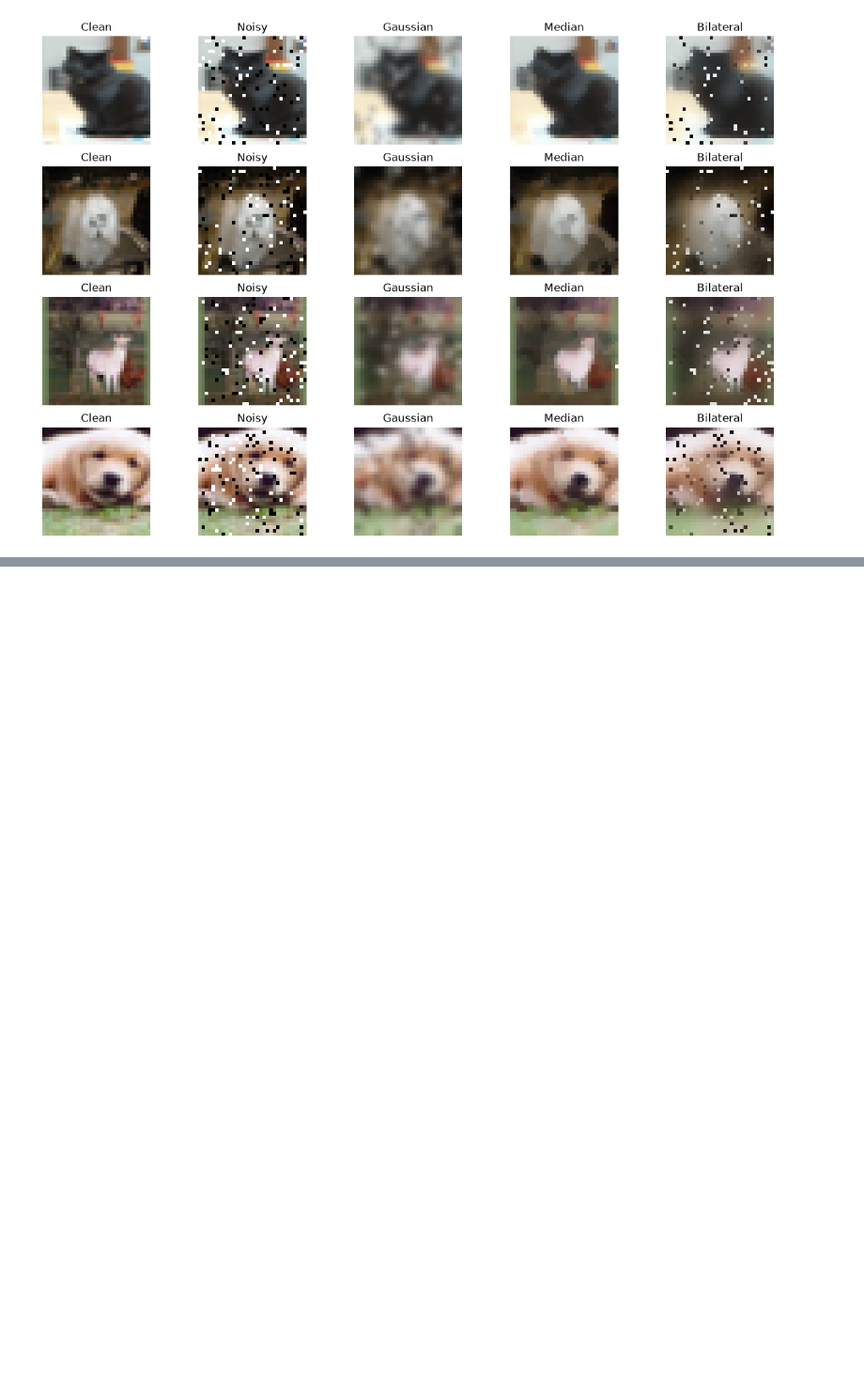
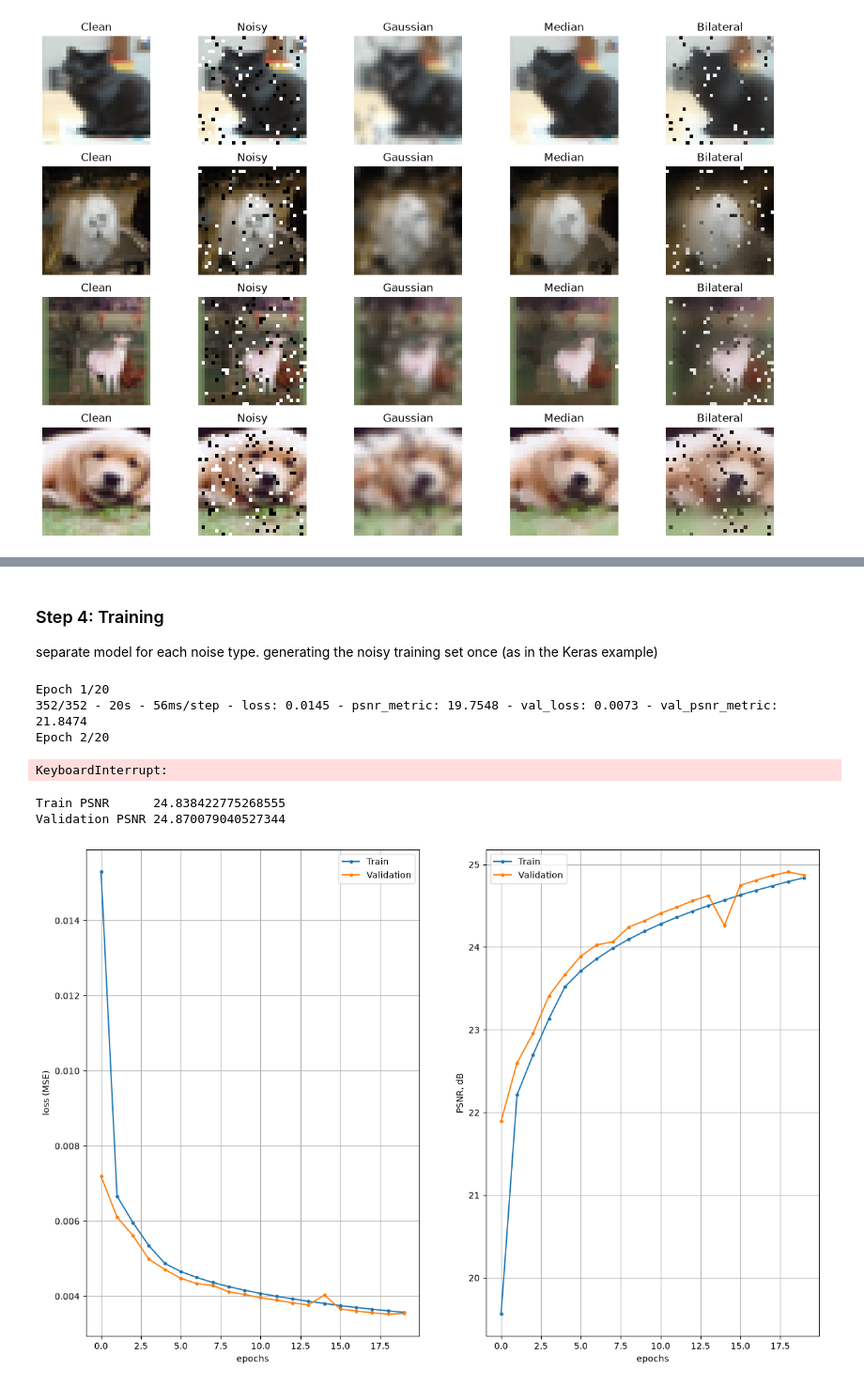
Before and after one commit to aiavorskii/cv-denoising, a Jupyter notebook: Denoising.ipynb, the cells around one changed output, grey strips where cells are left out. Shown at 94% size. Saved outputs shown, nothing was run; the diff lists cells and outputs as text; code cells hidden in the pictures; blank space fills up the shorter version.

Commit message:
autoencoder training, evaluation, kodak demo, results, finals

```diff
--- a/Denoising.ipynb
+++ b/Denoising.ipynb
@@ -187,7 +162,6 @@ test_sets = {'gaussian': x_test_gauss, 'salt_pepper': x_test_sp}
 
 for noise_name, x_noisy in test_sets.items():
     results[(noise_name, 'Noisy')] = evaluate(x_test, x_noisy)
-    results[(noise_name, 'Gaussian (lecture)')] = evaluate(x_test, gaussian_filter(x_noisy, ksize=5, sigma=5))
     for filter_name in filters:
         params = best_params[(noise_name, filter_name)]
         results[(noise_name, filter_name.capitalize())] = evaluate(x_test, filters[filter_name](x_noisy, **params))
@@ -237,0 +267,53 @@ show_baselines(x_test_sp, 'salt_pepper', indices)
+# %% [markdown]
+### Step 4: Training
+
+separate model for each noise type. generating the noisy training set once (as in the Keras example)
+# %%
+import os
+os.makedirs('models', exist_ok=True)
+os.makedirs('results', exist_ok=True)
+
+epochs = 20
+batch_size = 128
+
+x_train_gauss = add_gaussian_noise(x_train, sigma)
+x_train_sp = add_salt_pepper(x_train, probability)
+
+def train(model, x_noisy, name):
+    weights_path = f'models/{name}.weights.h5'
+    checkpoint = ModelCheckpoint(weights_path, monitor='val_loss', save_best_only=True, save_weights_only=True)
+    start = time()
+    history = model.fit(x_noisy, x_train, epochs=epochs, batch_size=batch_size, shuffle=True,
+                        validation_split=0.1, callbacks=[checkpoint], verbose=2)
+    print(f'Training time: {time() - start:.0f} s')
+    model.load_weights(weights_path)
+    return history
+
+def plot_history(history):
+    h = history.history
+    epochs_range = range(len(h['loss']))
+
+    plt.subplot(121), plt.plot(epochs_range, h['loss'], '.-', epochs_range, h['val_loss'], '.-')
+    plt.grid(True), plt.xlabel('epochs'), plt.ylabel('loss (MSE)')
+    plt.legend(['Train', 'Validation'])
+    plt.subplot(122), plt.plot(epochs_range, h['psnr_metric'], '.-', epochs_range, h['val_psnr_metric'], '.-')
+    plt.grid(True), plt.xlabel('epochs'), plt.ylabel('PSNR, dB')
+    plt.legend(['Train', 'Validation'])
+
+    print('Train PSNR     ', h['psnr_metric'][-1])
+    print('Validation PSNR', h['val_psnr_metric'][-1])
+# %%
+# Model for Gaussian noise
+ae_gauss = build_autoencoder()
+history_gauss = train(ae_gauss, x_train_gauss, 'ae_gaussian')
+# %% [output]
+Epoch 1/20
+352/352 - 20s - 56ms/step - loss: 0.0145 - psnr_metric: 19.7548 - val_loss: 0.0073 - val_psnr_metric: 21.8474
+Epoch 2/20
+KeyboardInterrupt:
+# %%
+plot_history(history_gauss)
+# %% [output]
+Train PSNR      24.838422775268555
+Validation PSNR 24.870079040527344
+[figure, added]
```
Also changed, not shown: parts of 52 cells of this notebook, 7 other files.
